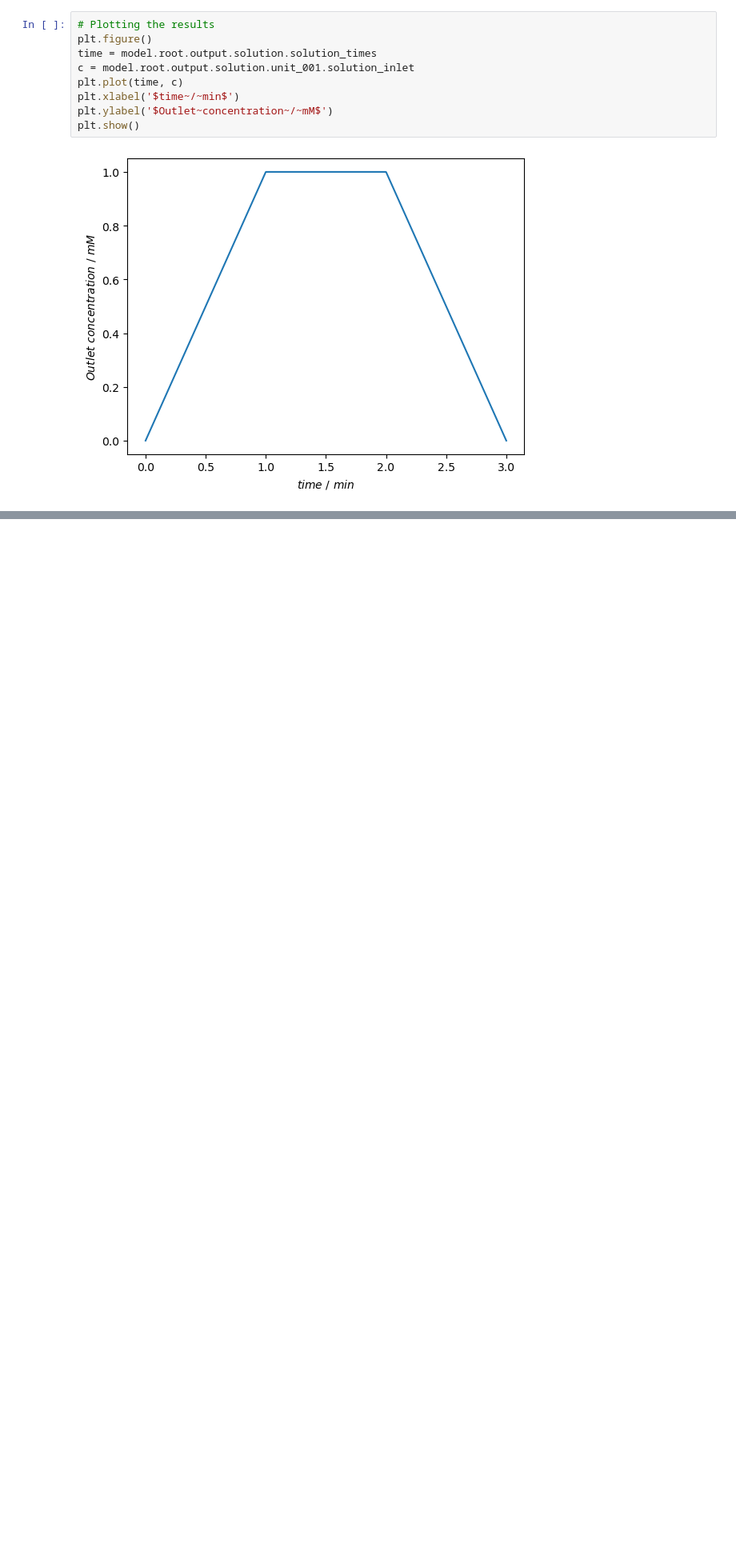
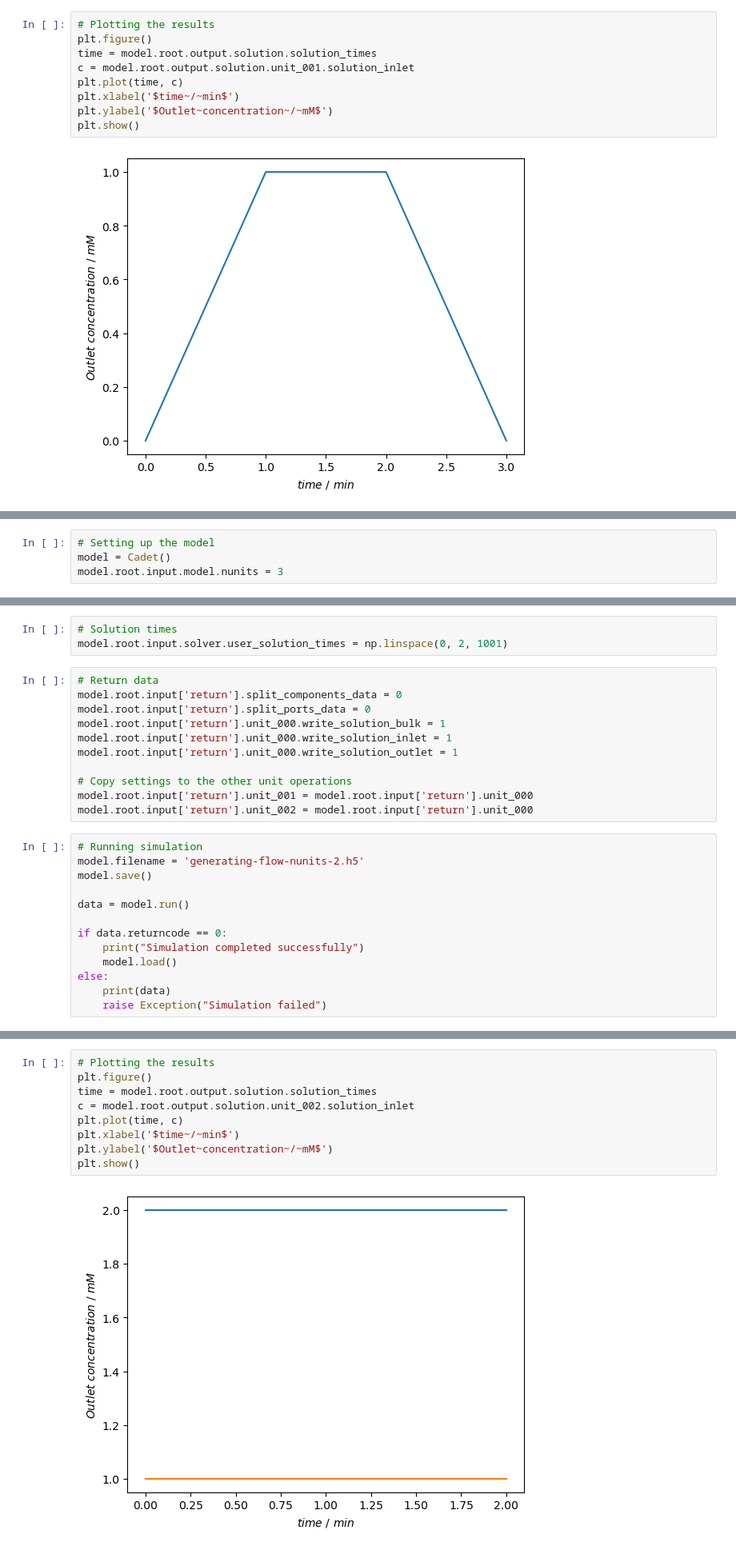
Before and after one commit to HoangLUT/CADET-Tutorial, a Jupyter notebook: 01_inlet_profiles/generating-flow-complex.ipynb, the cells around one changed output, grey strips where cells are left out. Shown: that part at 80% size. Drawn from its saved outputs; the diff is of its cells as text; blank space fills up the shorter version.

Commit message:
generate a flow for nunits = 3, ncomps = 2

```diff
--- a/01_inlet_profiles/generating-flow-complex.ipynb
+++ b/01_inlet_profiles/generating-flow-complex.ipynb
@@ -136,0 +143,4 @@ plt.show()
+# %%
+# Setting up the model
+model = Cadet()
+model.root.input.model.nunits = 3
@@ -136,0 +199,27 @@ plt.show()
+# %%
+# Solution times
+model.root.input.solver.user_solution_times = np.linspace(0, 2, 1001)
+# %%
+# Return data
+model.root.input['return'].split_components_data = 0
+model.root.input['return'].split_ports_data = 0
+model.root.input['return'].unit_000.write_solution_bulk = 1
+model.root.input['return'].unit_000.write_solution_inlet = 1
+model.root.input['return'].unit_000.write_solution_outlet = 1
+
+# Copy settings to the other unit operations
+model.root.input['return'].unit_001 = model.root.input['return'].unit_000
+model.root.input['return'].unit_002 = model.root.input['return'].unit_000
+# %%
+# Running simulation
+model.filename = 'generating-flow-nunits-2.h5'
+model.save()
+
+data = model.run()
+
+if data.returncode == 0:
+    print("Simulation completed successfully")
+    model.load()
+else:
+    print(data)
+    raise Exception("Simulation failed")
@@ -136,0 +228,11 @@ plt.show()
+# %%
+# Plotting the results
+plt.figure()
+time = model.root.output.solution.solution_times
+c = model.root.output.solution.unit_002.solution_inlet
+plt.plot(time, c)
+plt.xlabel('$time~/~min$')
+plt.ylabel('$Outlet~concentration~/~mM$')
+plt.show()
+# %% [output]
+[figure, added]
```
Also changed, not shown: parts of 5 cells of this notebook, 1 other file.
